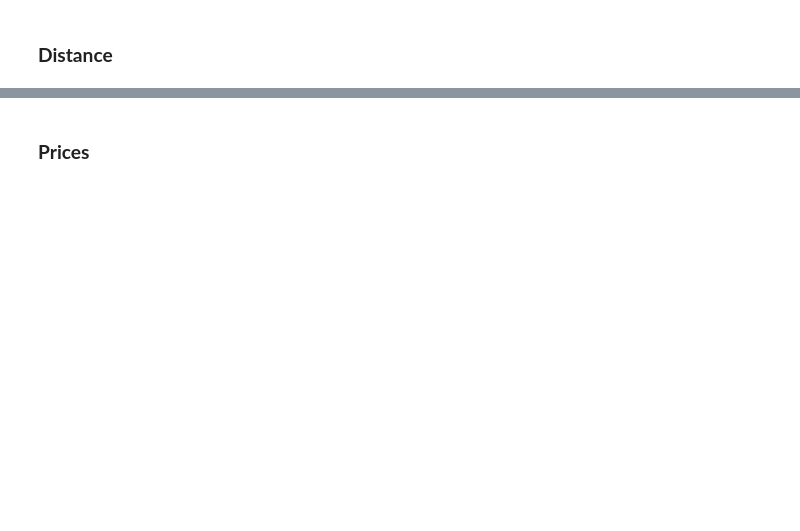
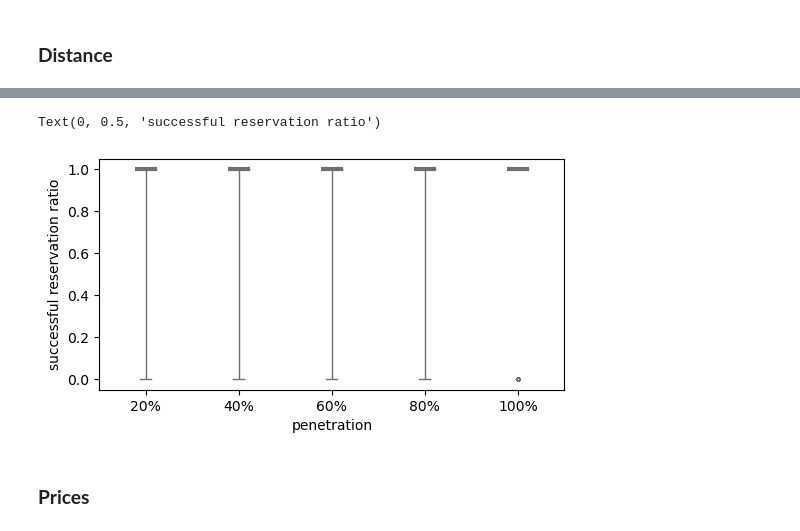
Before and after one commit to alelevente/penparking, a Jupyter notebook: 03_src/result_visualization.ipynb, the cells around one changed output, grey strips where cells are left out. Saved outputs shown, nothing was run; the diff lists cells and outputs as text; code cells hidden in the pictures; blank space fills up the shorter version.

```diff
--- a/03_src/result_visualization.ipynb
+++ b/03_src/result_visualization.ipynb
@@ -281,11 +289,14 @@ for axis in range(3):
 # %%
 fig, ax = plt.subplots(figsize=(6,3))
 coord_df = long_df[long_df["controlled"]]
-sns.boxplot(coord_df[coord_df["value_types"] == "occupied_reserved"], x="penetration", y="values", order=[f"{x+10}%" for x in range(0, 100, 10)],
+sns.boxplot(coord_df[coord_df["value_types"] == "occupied_reserved"], x="penetration", y="values", order=[f"{x+20}%" for x in range(0, 100, 20)],
            width=0.3, gap=0.2, whis=[5, 95], color="skyblue",
            fliersize=2.0, flierprops={"alpha": 0.2},
            medianprops={"linewidth":3})
 ax.set_ylabel("successful reservation ratio")
+# %% [output]
+Text(0, 0.5, 'successful reservation ratio')
+[figure, added]
 # %% [markdown]
 ### **Prices**
 # %%
```
Also changed, not shown: parts of 13 cells of this notebook.
